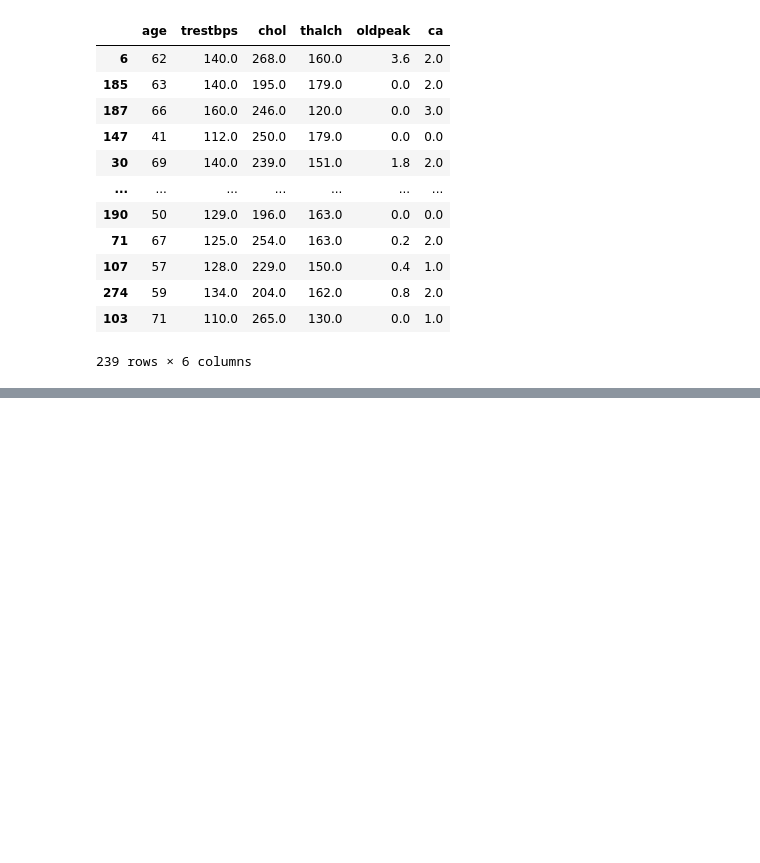
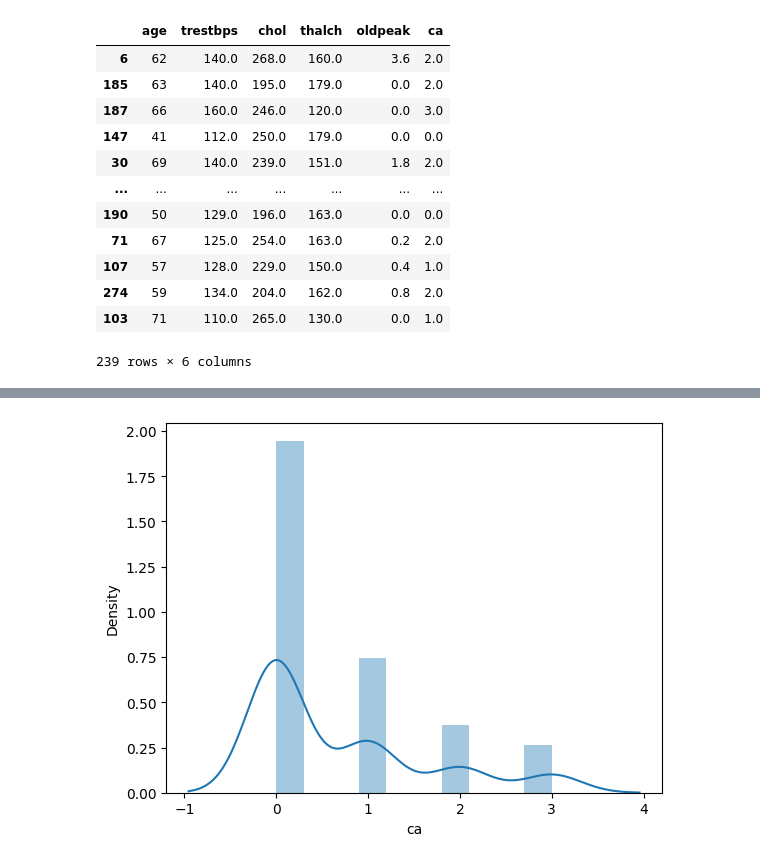
Before and after one commit to SumanGouda/Scikit-Learn-, a Jupyter notebook: PROJECT/HEART DISEASE/heart_disease_predictor.ipynb, the cells around one changed output, grey strips where cells are left out. Cells and saved outputs as stored; diff of their text form; code cells hidden in the pictures; blank space fills up the shorter version.

```diff
--- a/PROJECT/HEART DISEASE/heart_disease_predictor.ipynb
+++ b/PROJECT/HEART DISEASE/heart_disease_predictor.ipynb
@@ -119,0 +183,37 @@ Index(['id', 'age', 'sex', 'dataset', 'cp', 'trestbps', 'chol', 'fbs',
+# %%
+X = df_dropped[['age', 'trestbps', 'chol', 'thalch', 'oldpeak', 'ca', 'num']]
+y = df_dropped['num']
+
+X_train, X_test, y_train, y_test = train_test_split(X, y, test_size=0.2, random_state=42)
+X_train['chol'] = np.log1p(X_train['chol'])
+
+# Imputation transform for handling missing categorical values
+trf1 = ColumnTransformer([
+        ('cat', SimpleImputer(strategy='most_frequent'), categorical_cols),     # Filling the missing categorical values with the most frequent value
+        ('num', KNNImputer(n_neighbors=3, weights='distance'), numerical_cols)  # Filling the missing numerical values with the mean of the 3 nearest neighbors
+])
+
+# Applying the one hot encoding for the categorical columns
+trf2 = ColumnTransformer([
+        ('ohe', OneHotEncoder(drop='first'), normal_cat_cols)
+])
+
+# Applying the ordinal encoding for the ordinal columns
+trf3 = ColumnTransformer([
+        ('ohe', OrdinalEncoder(categories=[
+            ['asymptomatic', 'non-anginal', 'atypical angina', 'typical angina'],
+            ['normal', 'st-t abnormality', 'lv hypertrophy'],
+            ['flat', 'upsloping', 'downsloping'],
+            ['normal', 'reversable defect', 'fixed defect']
+            ]), oridnal_columns)
+])
+
+import numpy as np
+df['chol_log'] = np.log1p(df['chol'])  # Use log1p to avoid log(0)
+df['ca_log'] = np.log1p(df['ca'])
+
+# Applying the standardscaler for age column
+trf4 = ColumnTransformer([
+    ('scaler', StandardScaler(), ['age', 'trestbps', 'chol_log', 'thalch'])
+    ('min_max_scaler', MinMaxScaler(), ['oldpeak', 'ca_log'])
+])
@@ -119,0 +232,8 @@ Index(['id', 'age', 'sex', 'dataset', 'cp', 'trestbps', 'chol', 'fbs',
+# %%
+X_train = X_train[X_train['trestbps'] > 0]  # Keep only valid BP values
+# %%
+import seaborn as sns
+sns.distplot(X_train['ca'])
+plt.show()
+# %% [output]
+[figure, added]
```
Also changed, not shown: parts of 11 cells of this notebook, 10 other files.
